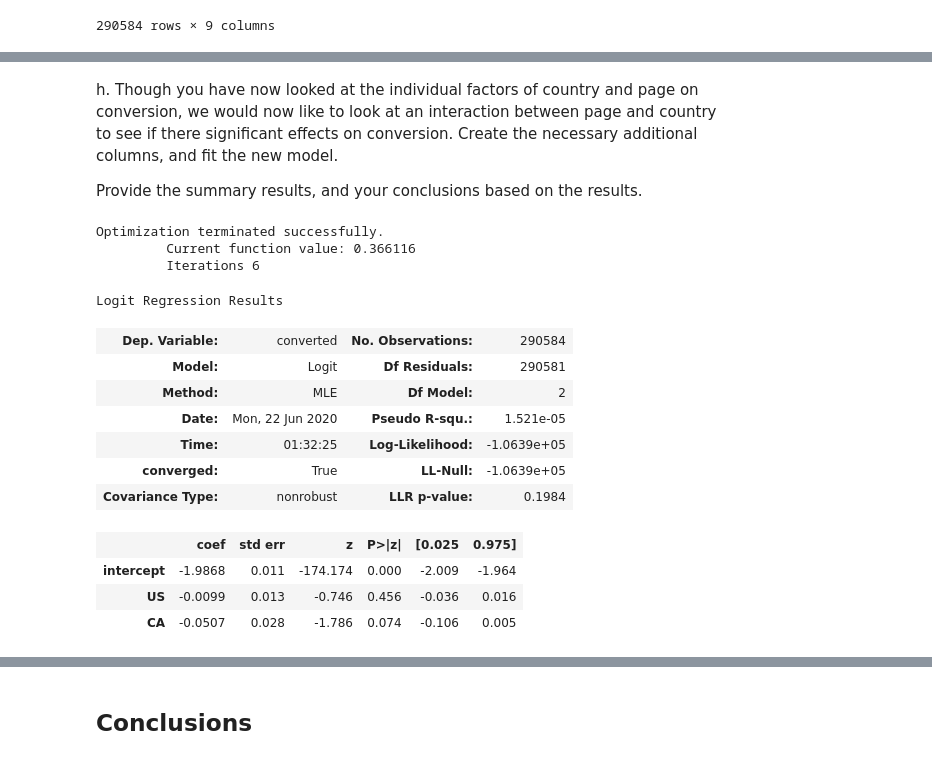
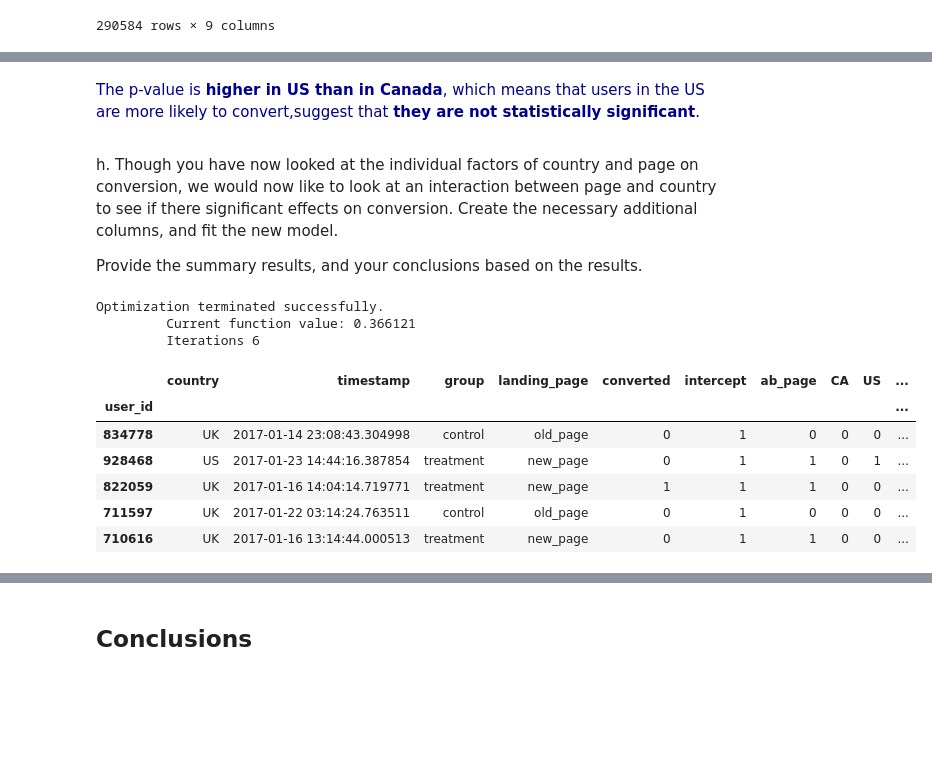
Before and after one commit to GAltuwaijri/Analyze_AB_Test_Results, a Jupyter notebook: Analyze_ab_test_results.ipynb, the cells around one changed output, grey strips where cells are left out. Cells and saved outputs as stored; diff of their text form; code cells hidden in the pictures; blank space fills up the shorter version.

```diff
--- a/Analyze_ab_test_results.ipynb
+++ b/Analyze_ab_test_results.ipynb
@@ -453,27 +471,26 @@ df_new
+# %% [markdown]
+<font color=darkblue>
+
+The p-value is **higher in US than in Canada**, which means that users in the US are more likely to convert,suggest that **they are not statistically significant**.
 # %% [markdown]
 h. Though you have now looked at the individual factors of country and page on conversion, we would now like to look at an interaction between page and country to see if there significant effects on conversion.  Create the necessary additional columns, and fit the new model.
 
 Provide the summary results, and your conclusions based on the results.
 # %%
-### Fit Your Linear Model And Obtain the Results
-mod = sm.Logit(df_new['converted'], df_new[['intercept', 'US', 'CA']])
-
+## Fit Your Linear Model And Obtain the Results
+df_new['US_ab_page'] = df_new['US'] * df_new['ab_page']
+df_new['CA_ab_page'] = df_new['CA'] * df_new['ab_page']
+mod = sm.Logit(df_new['converted'], df_new[['intercept']])
 results = mod.fit()
-
-results.summary()
+df_new.head()
 # %% [output]
 Optimization terminated successfully.
-         Current function value: 0.366116
+         Current function value: 0.366121
          Iterations 6
-Logit Regression Results
-| Dep. Variable: | converted | No. Observations: | 290584 |
-| Model: | Logit | Df Residuals: | 290581 |
-| Method: | MLE | Df Model: | 2 |
-| Date: | Mon, 22 Jun 2020 | Pseudo R-squ.: | 1.521e-05 |
-| Time: | 01:32:25 | Log-Likelihood: | -1.0639e+05 |
-| converged: | True | LL-Null: | -1.0639e+05 |
-| Covariance Type: | nonrobust | LLR p-value: | 0.1984 |
+|  | country | timestamp | group | landing_page | converted | intercept | ab_page | CA | US | ... |
+| user_id |  |  |  |  |  |  |  |  |  | ... |
+| 834778 | UK | 2017-01-14 23:08:43.304998 | control | old_page | 0 | 1 | 0 | 0 | 0 | ... |
+| 928468 | US | 2017-01-23 14:44:16.387854 | treatment | new_page | 0 | 1 | 1 | 0 | 1 | ... |
+| 822059 | UK | 2017-01-16 14:04:14.719771 | treatment | new_page | 1 | 1 | 1 | 0 | 0 | ... |
+| 711597 | UK | 2017-01-22 03:14:24.763511 | control | old_page | 0 | 1 | 0 | 0 | 0 | ... |
+| 710616 | UK | 2017-01-16 13:14:44.000513 | treatment | new_page | 0 | 1 | 1 | 0 | 0 | ... |
-|  | coef | std err | z | P>|z| | [0.025 | 0.975] |
-| intercept | -1.9868 | 0.011 | -174.174 | 0.000 | -2.009 | -1.964 |
-| US | -0.0099 | 0.013 | -0.746 | 0.456 | -0.036 | 0.016 |
-| CA | -0.0507 | 0.028 | -1.786 | 0.074 | -0.106 | 0.005 |
```
Also changed, not shown: parts of 9 cells of this notebook, 1 other file.
